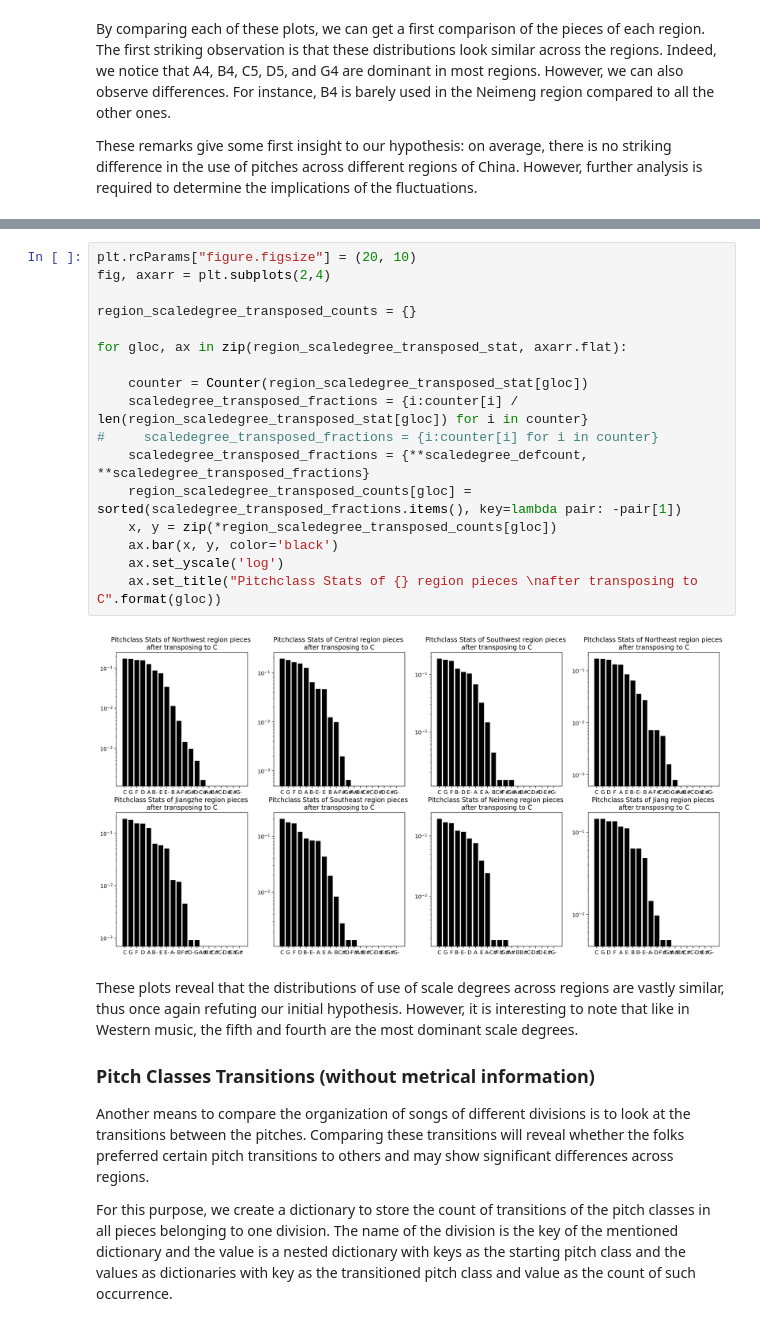
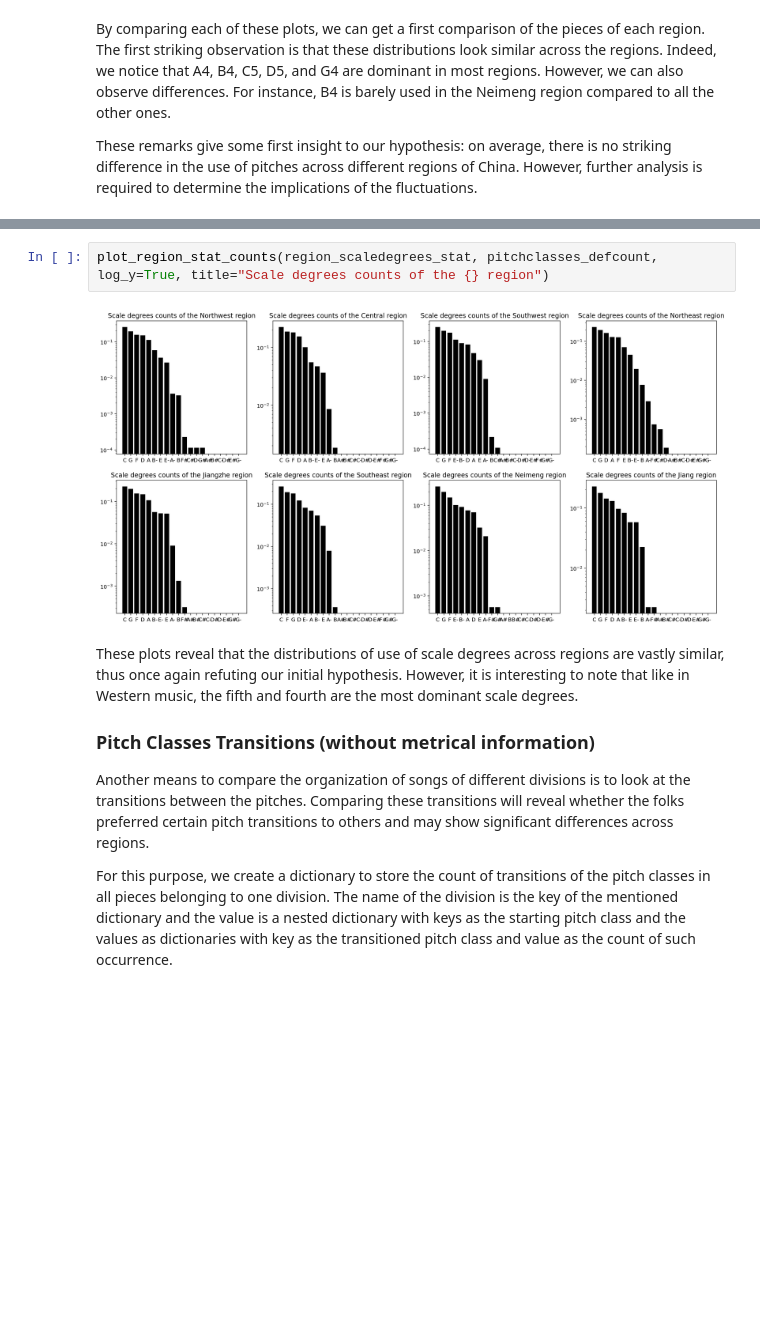
Before and after one commit to ravinitheshreddy/Digital-Musicology-Project, a Jupyter notebook: milestone3_ravi.ipynb, the cells around one changed output, grey strips where cells are left out. Cells and saved outputs as stored; diff of their text form; blank space fills up the shorter version.

```diff
--- a/milestone3_ravi.ipynb
+++ b/milestone3_ravi.ipynb
@@ -174,25 +150,10 @@ These results once again go against our hypothesis. However, the singular exampl
 In our research questions, we were particularly interested in the organization of the piece around the central pitch. For that reason, we transposed all pieces to C relatively to their tonic. Analyzing the pitches of these transposed scores reveals information about the use of scale degrees.
 
 As a first analysis, we plot the distribution of use of scale degrees by simply counting them. Note that for simplicity, instead of labeling the plots with scale degrees, they are simply labeled with their pitch class relative to C. Therefore G is V, D is II, etc...
-# %%
-plt.rcParams["figure.figsize"] = (20, 10)
-fig, axarr = plt.subplots(2,4)
-
-region_scaledegree_transposed_counts = {}
-
-for gloc, ax in zip(region_scaledegree_transposed_stat, axarr.flat):
-
-    counter = Counter(region_scaledegree_transposed_stat[gloc])
-    scaledegree_transposed_fractions = {i:counter[i] / len(region_scaledegree_transposed_stat[gloc]) for i in counter}
-#     scaledegree_transposed_fractions = {i:counter[i] for i in counter}
-    scaledegree_transposed_fractions = {**scaledegree_defcount, **scaledegree_transposed_fractions}
-    region_scaledegree_transposed_counts[gloc] = sorted(scaledegree_transposed_fractions.items(), key=lambda pair: -pair[1])
-    x, y = zip(*region_scaledegree_transposed_counts[gloc])
-    ax.bar(x, y, color='black')
-    ax.set_yscale('log')
-    ax.set_title("Pitchclass Stats of {} region pieces \nafter transposing to C".format(gloc))
-# %% [output]
-[figure, removed]
+# %%
+plot_region_stat_counts(region_scaledegrees_stat, pitchclasses_defcount, log_y=True, title="Scale degrees counts of the {} region")
+# %% [output]
+[figure, added]
 # %% [markdown]
 These plots reveal that the distributions of use of scale degrees across regions are vastly similar, thus once again refuting our initial hypothesis. However, it is interesting to note that like in Western music, the fifth and fourth are the most dominant scale degrees.
 
```
Also changed, not shown: parts of 46 cells of this notebook, 1 other file.
